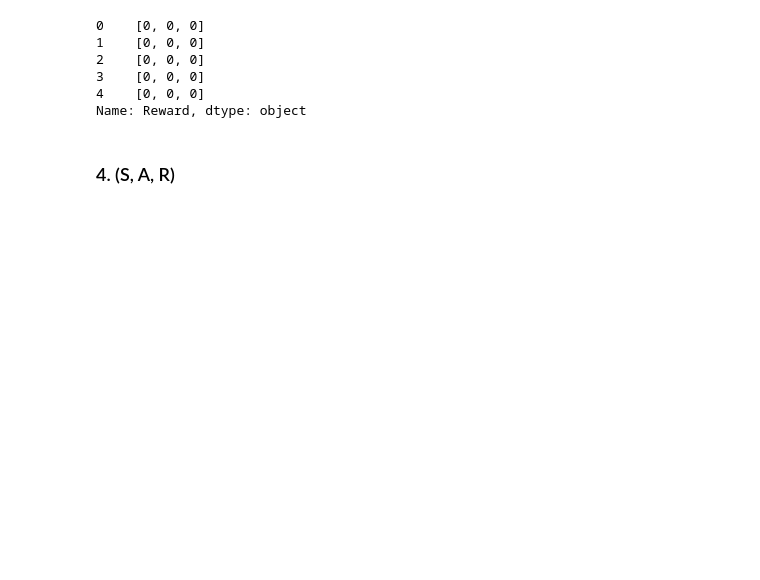
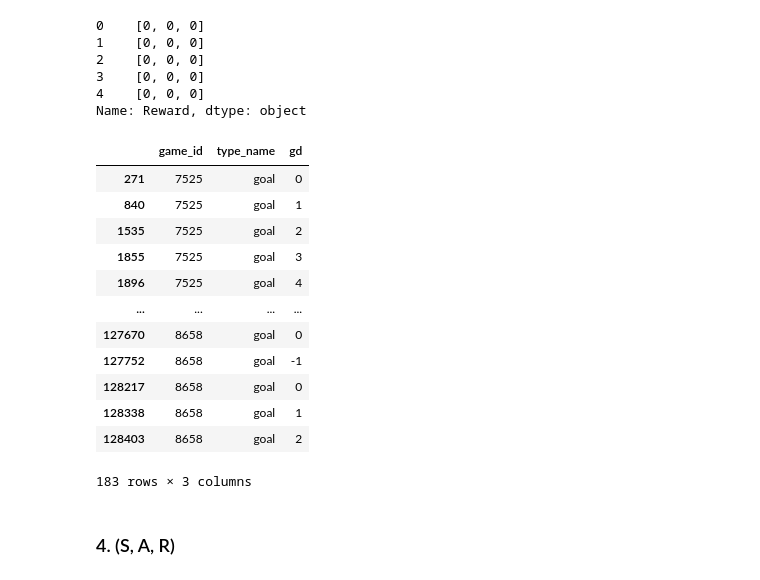
Before and after one commit to menguri/Soccer_Metrics_Lab, a Jupyter notebook: gim/notebook/1. data-preprocess.ipynb, the cells around one changed output. Saved outputs shown, nothing was run; the diff lists cells and outputs as text; code cells hidden in the pictures; blank space fills up the shorter version.

Commit message:
GD: goal difference

```diff
--- a/gim/notebook/1. data-preprocess.ipynb
+++ b/gim/notebook/1. data-preprocess.ipynb
@@ -265,2 +299,28 @@ Name: Reward, dtype: object
+# %%
+# 5. MP: manpower (X) | GD: goal difference (O)
+game = []
+
+for g_id in tqdm.tqdm(list(games['game_id'].unique()), desc="gd calculated.."):
+    gamestates = dataset[dataset['game_id'] == g_id].copy()
+    gamestates = goal_difference(gamestates)
+    game.append(gamestates)
+
+da = pd.concat(game).sort_values(['game_id','period_id','time_seconds']).reset_index(drop=True)
+
+da[da['type_name'] == 'goal'][['game_id', 'type_name', 'gd']]
+# %% [output]
+|  | game_id | type_name | gd |
+| 271 | 7525 | goal | 0 |
+| 840 | 7525 | goal | 1 |
+| 1535 | 7525 | goal | 2 |
+| 1855 | 7525 | goal | 3 |
+| 1896 | 7525 | goal | 4 |
+| ... | ... | ... | ... |
+| 127670 | 8658 | goal | 0 |
+| 127752 | 8658 | goal | -1 |
+| 128217 | 8658 | goal | 0 |
+| 128338 | 8658 | goal | 1 |
+| 128403 | 8658 | goal | 2 |
+183 rows × 3 columns
 # %% [markdown]
 ### 4. (S, A, R)
```
Also changed, not shown: parts of 6 cells of this notebook, 3 other files.
